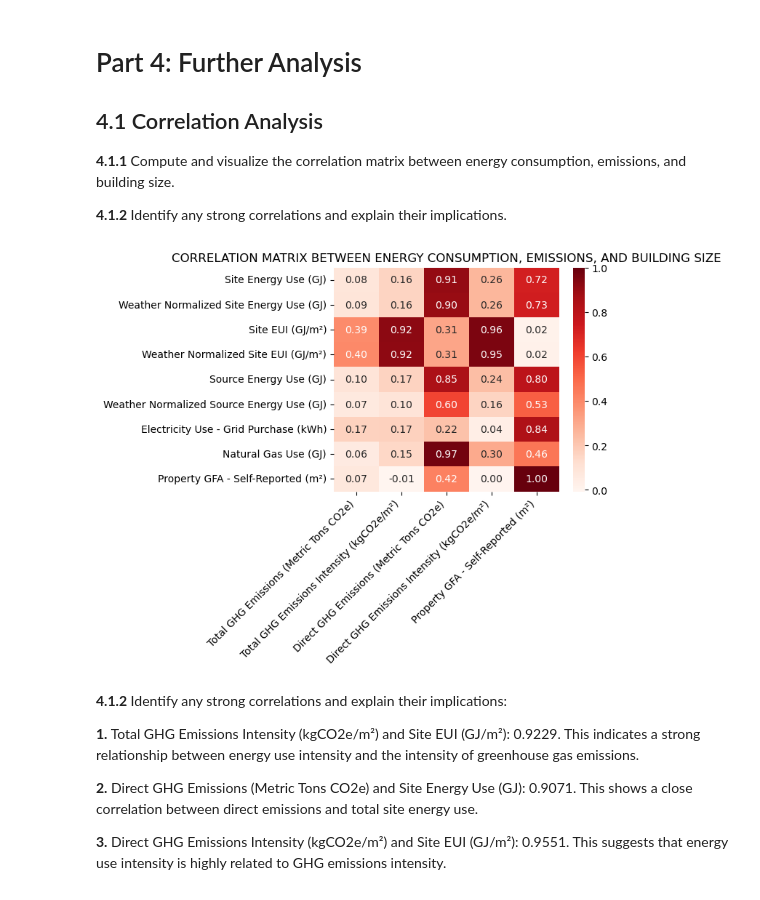
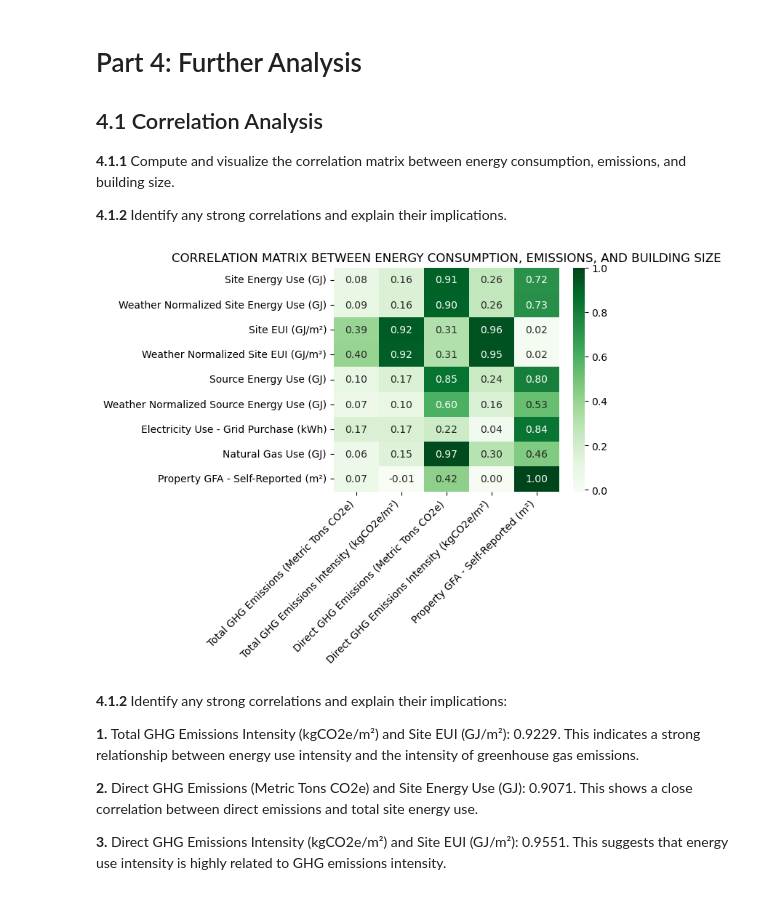
Before and after one commit to msthalegu/Analysis-of-Energy-Consumption-Trends-in-Calgary-, a Jupyter notebook: AssignmentFour.ipynb, the cells around one changed output. Saved outputs shown, nothing was run; the diff lists cells and outputs as text; code cells hidden in the pictures.

```diff
--- a/AssignmentFour.ipynb
+++ b/AssignmentFour.ipynb
@@ -599,35 +624,35 @@ filas_Energy_Use = [                                                         #Al
     'Weather Normalized Site EUI (GJ/m²)',
     'Source Energy Use (GJ)',
     'Weather Normalized Source Energy Use (GJ)',
     'Electricity Use - Grid Purchase (kWh)',
     'Natural Gas Use (GJ)',
     'Property GFA - Self-Reported (m²)'
 ]
 
 columnas_Emission = [                                                        #All the columns with emission and Building size
     'Total GHG Emissions (Metric Tons CO2e)',
     'Total GHG Emissions Intensity (kgCO2e/m²)',
     'Direct GHG Emissions (Metric Tons CO2e)',
     'Direct GHG Emissions Intensity (kgCO2e/m²)',
     'Property GFA - Self-Reported (m²)'
 ]
 
 
 correlation_matrix = pd.DataFrame(index=filas_Energy_Use, columns=columnas_Emission)   #Create a df with the raws (energy use) and columns (emission)
 
 for raw in filas_Energy_Use:                                                           #Fill the new df with the correlations
     for column in columnas_Emission:
         correlation_matrix.loc[raw, column] = Cdf[raw].corr(Cdf[column])
 
 matrix = correlation_matrix.astype(float)                                              #Make sure that all the correlations are float
 
 plt.figure(figsize=(5, 4))
-sns.heatmap(matrix, annot=True, cmap="Reds", fmt=".2f")
+sns.heatmap(matrix, annot=True, cmap="Greens", fmt=".2f")
 plt.title("CORRELATION MATRIX BETWEEN ENERGY CONSUMPTION, EMISSIONS, AND BUILDING SIZE")
 plt.xticks(rotation=45, ha='right')
 plt.show()
 # %% [output]
-[figure, old version]
+[figure, new version]
 # %% [markdown]
 **4.1.2** Identify any strong correlations and explain their implications:
 
```
Also changed, not shown: parts of 7 cells of this notebook, 2 other files.
